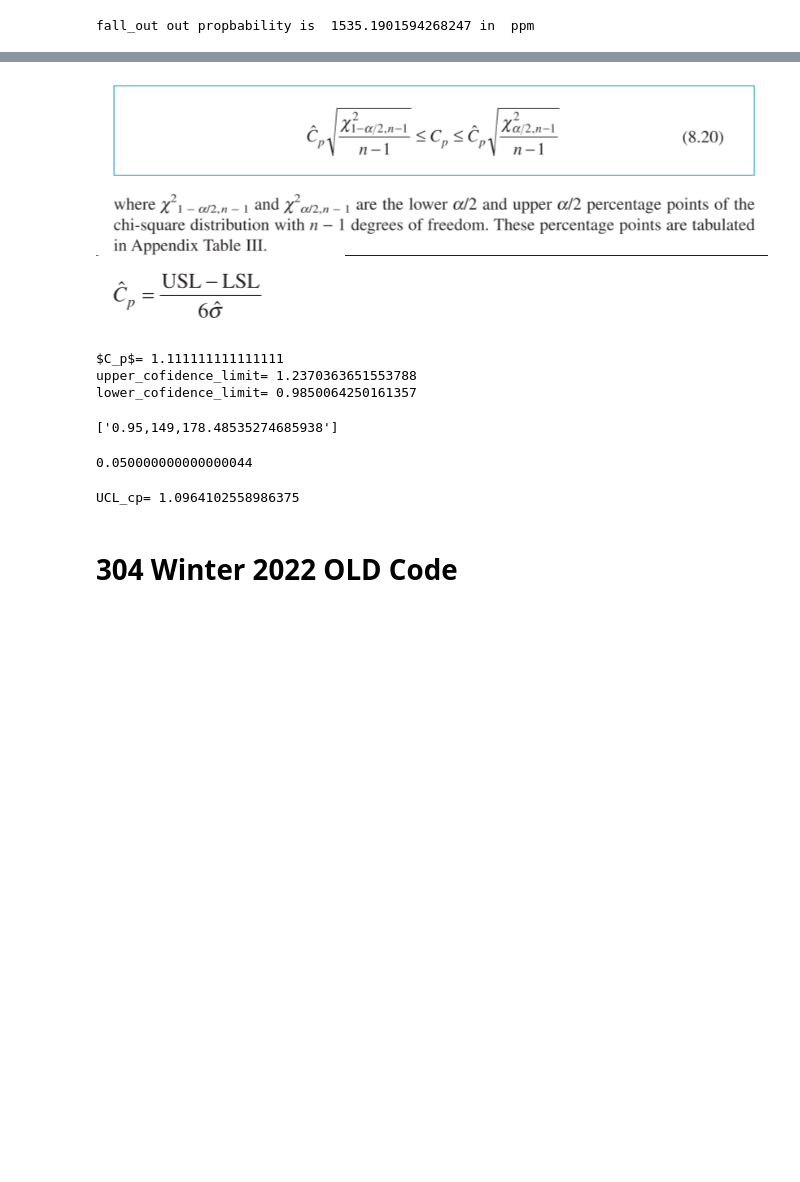
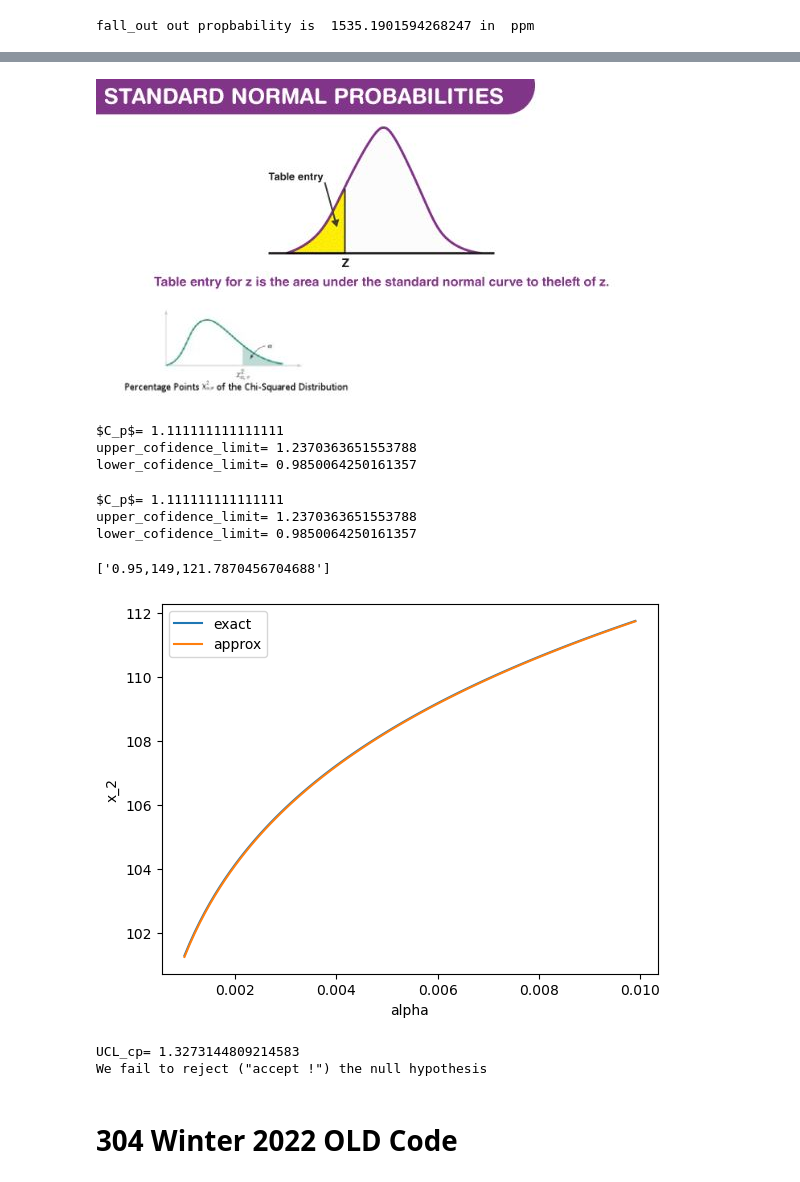
Before and after one commit to MoH-assan/Teaching-Python-For-Quality-Control-, a Jupyter notebook: 7_Process_Capability/364ControlChartVariable3Q1.ipynb, the cells around one changed output, grey strips where cells are left out. Drawn from its saved outputs; the diff is of its cells as text; code cells hidden in the pictures; blank space fills up the shorter version.

Commit message:
Added Left Tail Chi2 ppf

```diff
--- a/7_Process_Capability/364ControlChartVariable3Q1.ipynb
+++ b/7_Process_Capability/364ControlChartVariable3Q1.ipynb
@@ -54,6 +72,6 @@ fall_out out propbability is  1535.1901594268247 in  ppm
 # %% [markdown]
-![image.png](attachment:image.png-old)
-![image.png](attachment:image-2.png-old)
+![image.png](attachment:image.png-new)
+![image.png](attachment:image-2.png-new)
 # %%
 n=150
 alhpa=(1-95/100)
@@ -70,22 +88,57 @@ print('lower_cofidence_limit=',lower_cofidence_limit)
 $C_p$= 1.111111111111111
 upper_cofidence_limit= 1.2370363651553788
 lower_cofidence_limit= 0.9850064250161357
+# %%
+n=150
+alhpa=(1-95/100)
+dof=n-1
+sigma=1.8 #Note that this is different
+
+c_p=(USL-LSL)/(6*sigma)
+print('$C_p$=',c_p)
+upper_cofidence_limit=c_p*np.sqrt(Chi2LeftTail().ppf(alhpa/2,dof)/dof)
+lower_cofidence_limit=c_p*np.sqrt(Chi2LeftTail().ppf(1-alhpa/2,dof)/dof)
+print('upper_cofidence_limit=',upper_cofidence_limit)
+print('lower_cofidence_limit=',lower_cofidence_limit)
+# %% [output]
+$C_p$= 1.111111111111111
+upper_cofidence_limit= 1.2370363651553788
+lower_cofidence_limit= 0.9850064250161357
 # %%
-print([f'{1-alhpa},{dof},{stat.chi2.ppf(1-alhpa,dof)}'])
+print([f'{1-alhpa},{dof},{Chi2LeftTail().ppf(1-alhpa,dof)}'])
 # %% [output]
-['0.95,149,178.48535274685938']
+['0.95,149,121.7870456704688']
-# %%
-alhpa
-# %% [output]
-0.050000000000000044
+# %%
+x_2_exact_list=[]
+x_2_approx_list=[]
+alpha_list=np.arange(0.001,0.01,0.0001)
+for alpha in alpha_list:
+    x_2_exact=stat.chi2.ppf(alpha,dof)
+    x_2_approx=dof*(1-(2/(9*dof))+stat.norm.ppf(alpha)*np.sqrt(2/(9*dof)))**3 # This fourmula is as scipys it is also getting the right-tailed quantile
+    x_2_exact_list.append(x_2_exact)
+    x_2_approx_list.append(x_2_approx)
+plt.plot(alpha_list,x_2_exact_list)
+plt.plot(alpha_list,x_2_approx_list)
+plt.xlabel('alpha')
+plt.ylabel('x_2')
+plt.legend(['exact','approx'])
+plt.show()
+# %% [output]
+[figure, added]
 # %%
 c_p_o=1.2 #we set our hypothesis to be aganist the claim, so H_0: c_p_o<1.2
 c_p_sample=c_p #This is the sample test statistic
 
-UCL_cp=c_p_o*np.sqrt(dof/stat.chi2.ppf(1-alhpa,dof)) #Note that this is a single sided test and this is the UCL for the null hypothesis
+UCL_cp=c_p_o*np.sqrt(dof/Chi2LeftTail().ppf(1-alhpa,dof)) #Note that this is a single sided test and this is the UCL for the null hypothesis
 print('UCL_cp=',UCL_cp)
+
+if c_p_sample<UCL_cp:
+    print('We fail to reject ("accept !") the null hypothesis')
+else:
+    print('We reject the null hypothesis')
 # %% [output]
-UCL_cp= 1.0964102558986375
+UCL_cp= 1.3273144809214583
+We fail to reject ("accept !") the null hypothesis
 # %% [markdown]
 # 304 Winter 2022 OLD Code
 # %%
```
Also changed, not shown: parts of 5 cells of this notebook.
